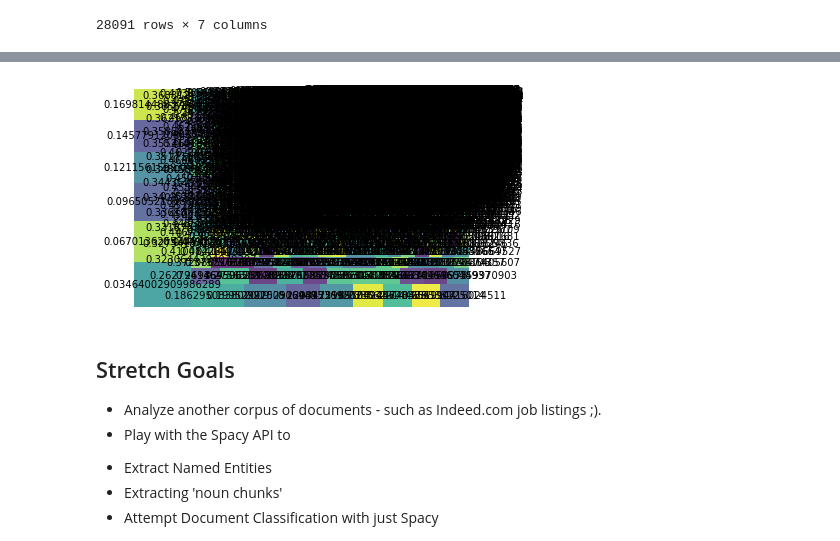
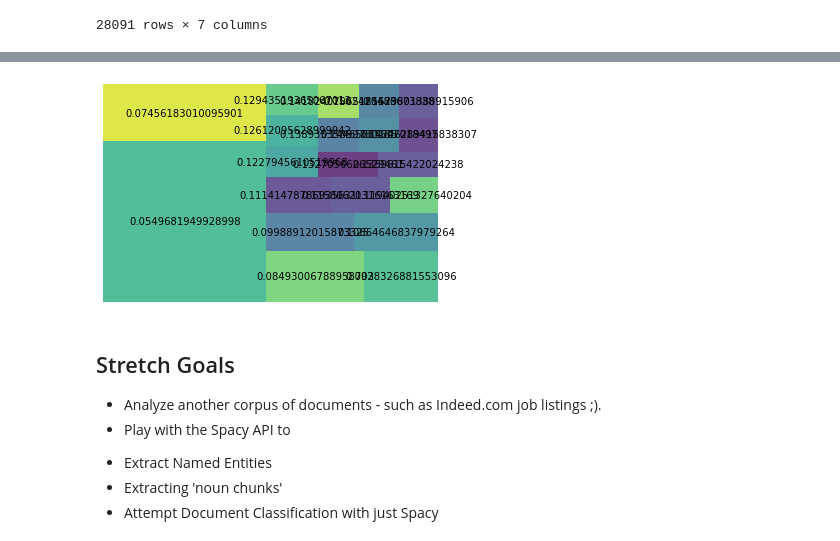
Before and after one commit to Bayaniblues/Unit-4, a Jupyter notebook: module1-text-data/LS_DS_411_Text_Data_Assignment.ipynb, the cells around one changed output, grey strips where cells are left out. Saved outputs shown, nothing was run; the diff lists cells and outputs as text; code cells hidden in the pictures.

```diff
--- a/module1-text-data/LS_DS_411_Text_Data_Assignment.ipynb
+++ b/module1-text-data/LS_DS_411_Text_Data_Assignment.ipynb
@@ -125,3 +165,28 @@ token_list
   'moon',
   'milk',
   'is',
+# %%
+def combine_stopwords(dataframe_in, stopword_dict):
+    tokens = []
+
+    for doc in tokenizer.pipe(dataframe_in, batch_size=500):
+
+        doc_tokens = []
+
+        for token in doc:
+            if token.text.lower() not in stopword_dict:
+                doc_tokens.append(token.text.lower())
+
+        tokens.append(doc_tokens)
+
+    return tokens
+
+mylist = ['batteries','I', 'amazon', 'i', 'Amazon', 'it', "it's", 'it.', 'the', 'this', "1", "i'm","i've", "got", "-", "come", '&']
+
+STOP_WORDS = HT.stopwords(mylist)
+
+token_list = combine_stopwords(shops["full_review_text"],STOP_WORDS)
+
+
+shops['tokens'] = combine_stopwords(shops["full_review_text"],STOP_WORDS)
+shops
@@ -128,5 +207,5 @@ token_list
 # %%
-star_list = HT.tokenize(shops["star_rating"])
+star_list = shops["star_rating"]
 state = []
 for i, x in enumerate(star_list):
     state.append(x[1])
@@ -156,7 +235,7 @@ state
  ...]
 # %%
 shops["star"] = state
-shops["star_float"] = state
+shops["star_float"] = float_state
 
 HT.count(shops['star'])
 shops
@@ -257,12 +348,13 @@ Highest
 # %%
 import squarify
 import matplotlib.pyplot as plt
+wc_top20 = wc[wc['rank'] <= 20]
 
-squarify.plot(sizes=Lowest["pct_total"], label=Lowest["cul_pct_total"], alpha=.8 )
+squarify.plot(sizes=wc_top20["pct_total"], label=wc_top20["cul_pct_total"], alpha=.8 )
 plt.axis('off')
 plt.show()
 # %% [output]
-[figure, old version]
+[figure, new version]
 # %% [markdown]
 ## Stretch Goals
 
```
Also changed, not shown: parts of 10 cells of this notebook, 3 other files.
